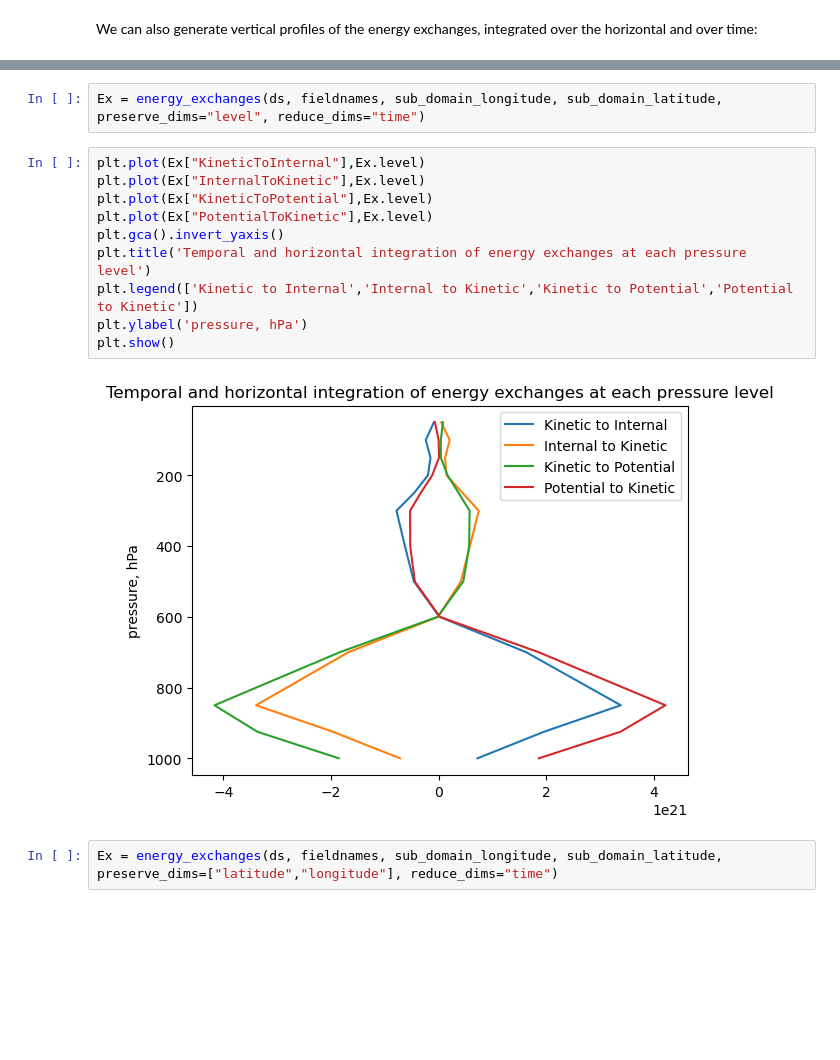
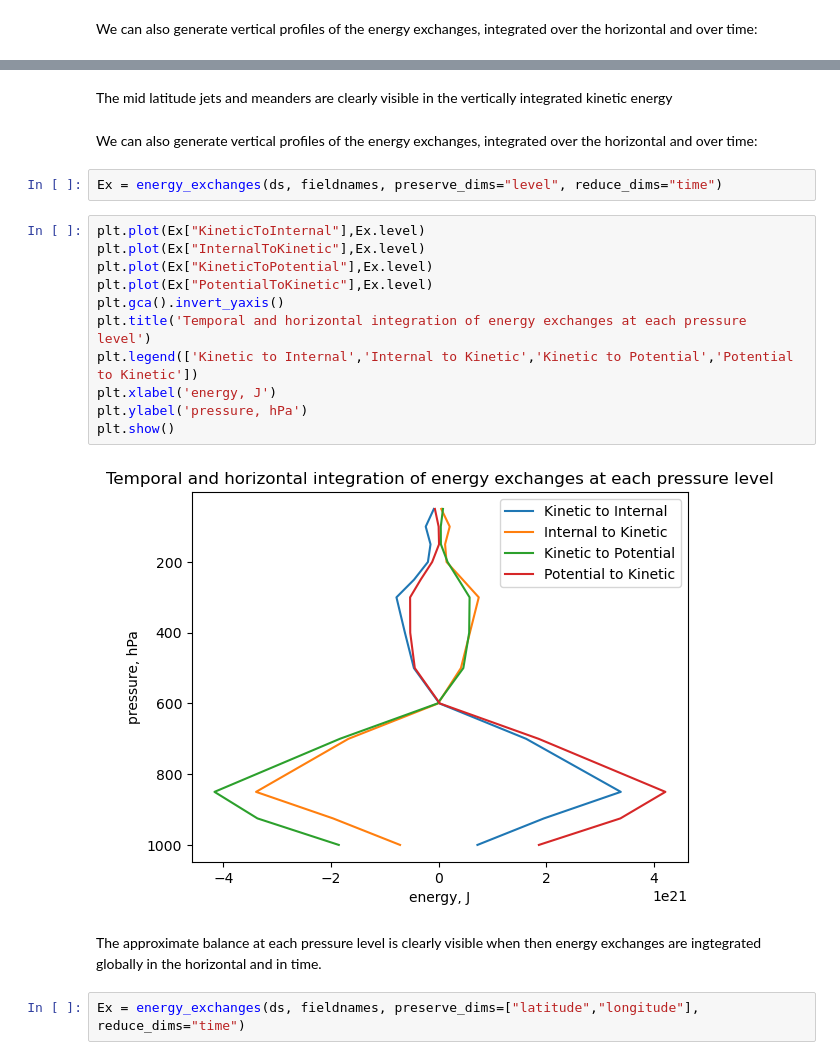
Before and after one commit to davelee2804/scores, a Jupyter notebook: docs/tutorials/Energy_Budgets.ipynb, the cells around one changed output, grey strips where cells are left out. Drawn from its saved outputs; the diff is of its cells as text; blank space fills up the shorter version.

```diff
--- a/docs/tutorials/Energy_Budgets.ipynb
+++ b/docs/tutorials/Energy_Budgets.ipynb
@@ -123,19 +134,26 @@ We can also generate vertical profiles of the energy exchanges, integrated over
+# %% [markdown]
+The mid latitude jets and meanders are clearly visible in the vertically integrated kinetic energy
+# %% [markdown]
+We can also generate vertical profiles of the energy exchanges, integrated over the horizontal and over time:
 # %%
-Ex = energy_exchanges(ds, fieldnames, sub_domain_longitude, sub_domain_latitude, preserve_dims="level", reduce_dims="time")
+Ex = energy_exchanges(ds, fieldnames, preserve_dims="level", reduce_dims="time")
 # %%
 plt.plot(Ex["KineticToInternal"],Ex.level)
 plt.plot(Ex["InternalToKinetic"],Ex.level)
 plt.plot(Ex["KineticToPotential"],Ex.level)
 plt.plot(Ex["PotentialToKinetic"],Ex.level)
 plt.gca().invert_yaxis()
 plt.title('Temporal and horizontal integration of energy exchanges at each pressure level')
 plt.legend(['Kinetic to Internal','Internal to Kinetic','Kinetic to Potential','Potential to Kinetic'])
+plt.xlabel('energy, J')
 plt.ylabel('pressure, hPa')
 plt.show()
 # %% [output]
-[figure, old version]
+[figure, new version]
+# %% [markdown]
+The approximate balance at each pressure level is clearly visible when then energy exchanges are ingtegrated globally in the horizontal and in time.
 # %%
-Ex = energy_exchanges(ds, fieldnames, sub_domain_longitude, sub_domain_latitude, preserve_dims=["latitude","longitude"], reduce_dims="time")
+Ex = energy_exchanges(ds, fieldnames, preserve_dims=["latitude","longitude"], reduce_dims="time")
 # %%
 plt.rcParams['image.cmap'] = 'jet'
 lat2d,lon2d=np.meshgrid(Ex.latitude.data,Ex.longitude.data)
```
Also changed, not shown: parts of 10 cells of this notebook.
